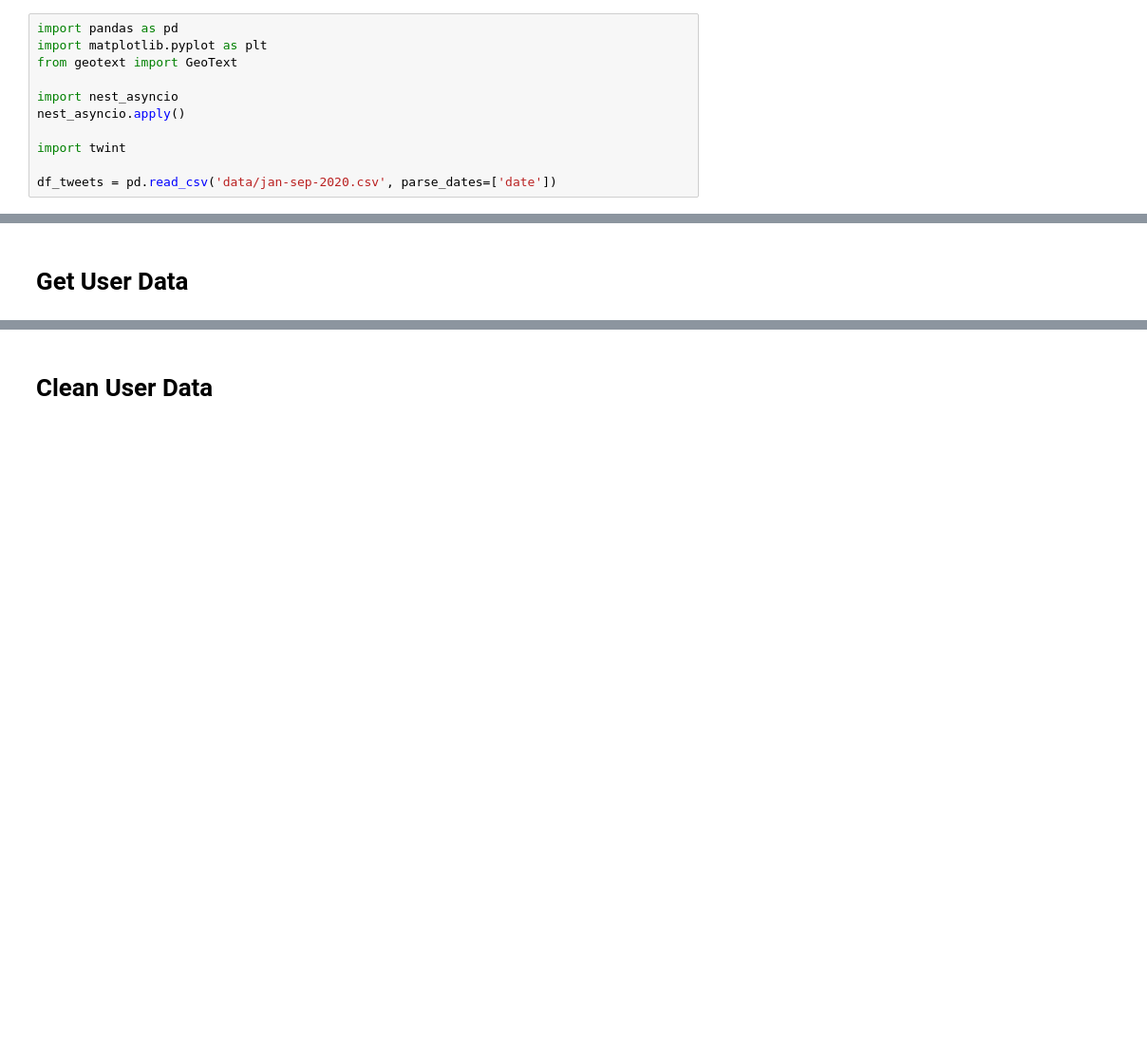
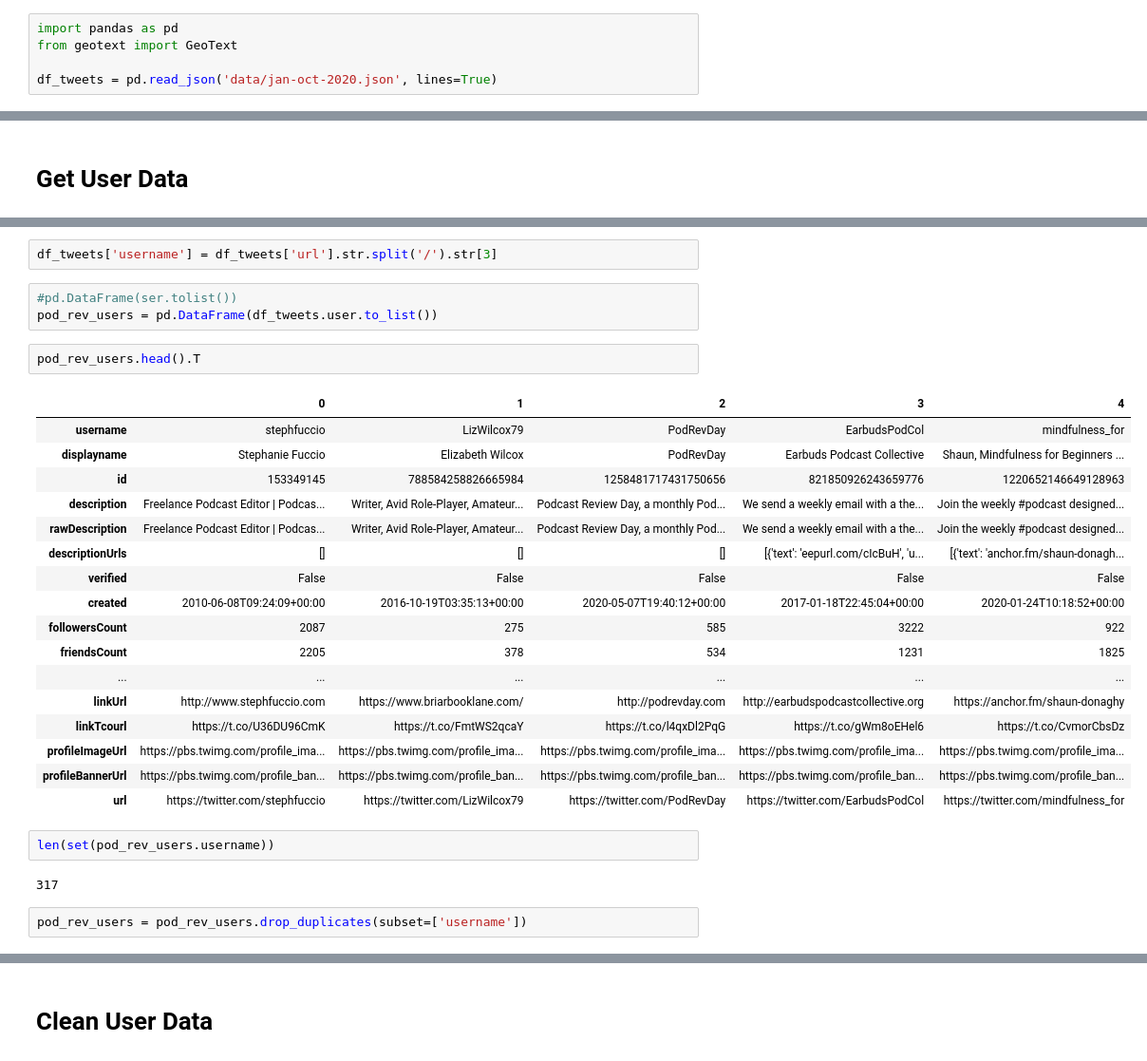
Before and after one commit to educatorsRlearners/podrevday, a Jupyter notebook: data_collection.ipynb, the cells around one changed output, grey strips where cells are left out. Shown at 95% size. Saved outputs shown, nothing was run; the diff lists cells and outputs as text; blank space fills up the shorter version.

Commit message:
Updated data collection method

```diff
--- a/data_collection.ipynb
+++ b/data_collection.ipynb
@@ -10,11 +6,5 @@ Done. Output file generated "data/jan-sep-2020.csv".
 # %%
 import pandas as pd
-import matplotlib.pyplot as plt
 from geotext import GeoText
 
-import nest_asyncio
-nest_asyncio.apply()
-
-import twint
-
-df_tweets = pd.read_csv('data/jan-sep-2020.csv', parse_dates=['date'])
+df_tweets = pd.read_json('data/jan-oct-2020.json', lines=True)
@@ -67,0 +57,31 @@ users_df.to_csv('data/user_data.csv')
+# %%
+df_tweets['username'] = df_tweets['url'].str.split('/').str[3]
+# %%
+#pd.DataFrame(ser.tolist())
+pod_rev_users = pd.DataFrame(df_tweets.user.to_list())
+# %%
+pod_rev_users.head().T
+# %% [output]
+|  | 0 | 1 | 2 | 3 | 4 |
+| username | stephfuccio | LizWilcox79 | PodRevDay | EarbudsPodCol | mindfulness_for |
+| displayname | Stephanie Fuccio | Elizabeth Wilcox | PodRevDay | Earbuds Podcast Collective | Shaun, Mindfulness for Beginners ... |
+| id | 153349145 | 788584258826665984 | 1258481717431750656 | 821850926243659776 | 1220652146649128963 |
+| description | Freelance Podcast Editor | Podcas... | Writer, Avid Role-Player, Amateur... | Podcast Review Day, a monthly Pod... | We send a weekly email with a the... | Join the weekly #podcast designed... |
+| rawDescription | Freelance Podcast Editor | Podcas... | Writer, Avid Role-Player, Amateur... | Podcast Review Day, a monthly Pod... | We send a weekly email with a the... | Join the weekly #podcast designed... |
+| descriptionUrls | [] | [] | [] | [{'text': 'eepurl.com/cIcBuH', 'u... | [{'text': 'anchor.fm/shaun-donagh... |
+| verified | False | False | False | False | False |
+| created | 2010-06-08T09:24:09+00:00 | 2016-10-19T03:35:13+00:00 | 2020-05-07T19:40:12+00:00 | 2017-01-18T22:45:04+00:00 | 2020-01-24T10:18:52+00:00 |
+| followersCount | 2087 | 275 | 585 | 3222 | 922 |
+| friendsCount | 2205 | 378 | 534 | 1231 | 1825 |
+| ... | ... | ... | ... | ... | ... |
+| linkUrl | http://www.stephfuccio.com | https://www.briarbooklane.com/ | http://podrevday.com | http://earbudspodcastcollective.org | https://anchor.fm/shaun-donaghy |
+| linkTcourl | https://t.co/U36DU96CmK | https://t.co/FmtWS2qcaY | https://t.co/l4qxDl2PqG | https://t.co/gWm8oEHel6 | https://t.co/CvmorCbsDz |
+| profileImageUrl | https://pbs.twimg.com/profile_ima... | https://pbs.twimg.com/profile_ima... | https://pbs.twimg.com/profile_ima... | https://pbs.twimg.com/profile_ima... | https://pbs.twimg.com/profile_ima... |
+| profileBannerUrl | https://pbs.twimg.com/profile_ban... | https://pbs.twimg.com/profile_ban... | https://pbs.twimg.com/profile_ban... | https://pbs.twimg.com/profile_ban... | https://pbs.twimg.com/profile_ban... |
+| url | https://twitter.com/stephfuccio | https://twitter.com/LizWilcox79 | https://twitter.com/PodRevDay | https://twitter.com/EarbudsPodCol | https://twitter.com/mindfulness_for |
+# %%
+len(set(pod_rev_users.username))
+# %% [output]
+317
+# %%
+pod_rev_users = pod_rev_users.drop_duplicates(subset=['username'])
```
Also changed, not shown: parts of 18 cells of this notebook, 6 other files.
